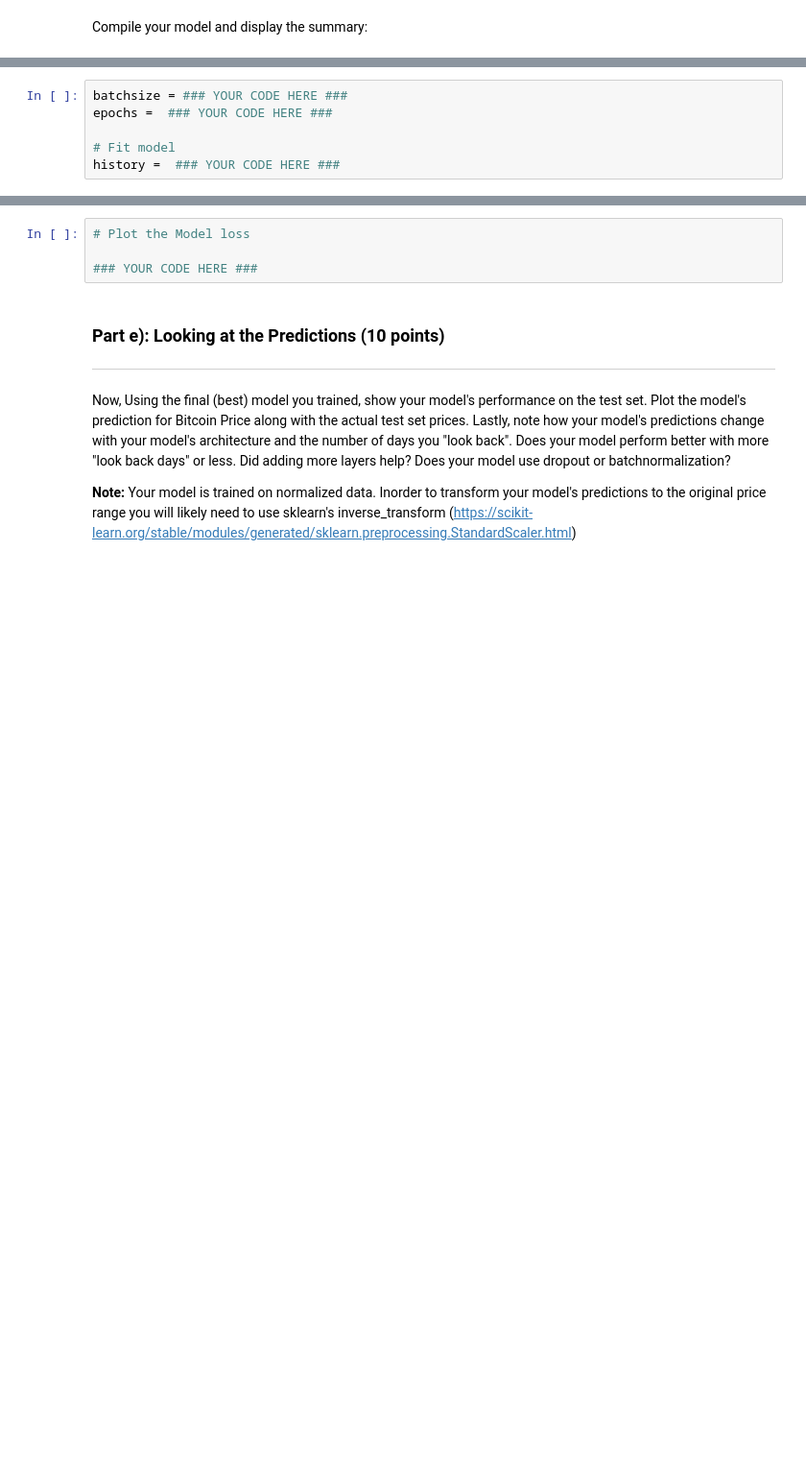
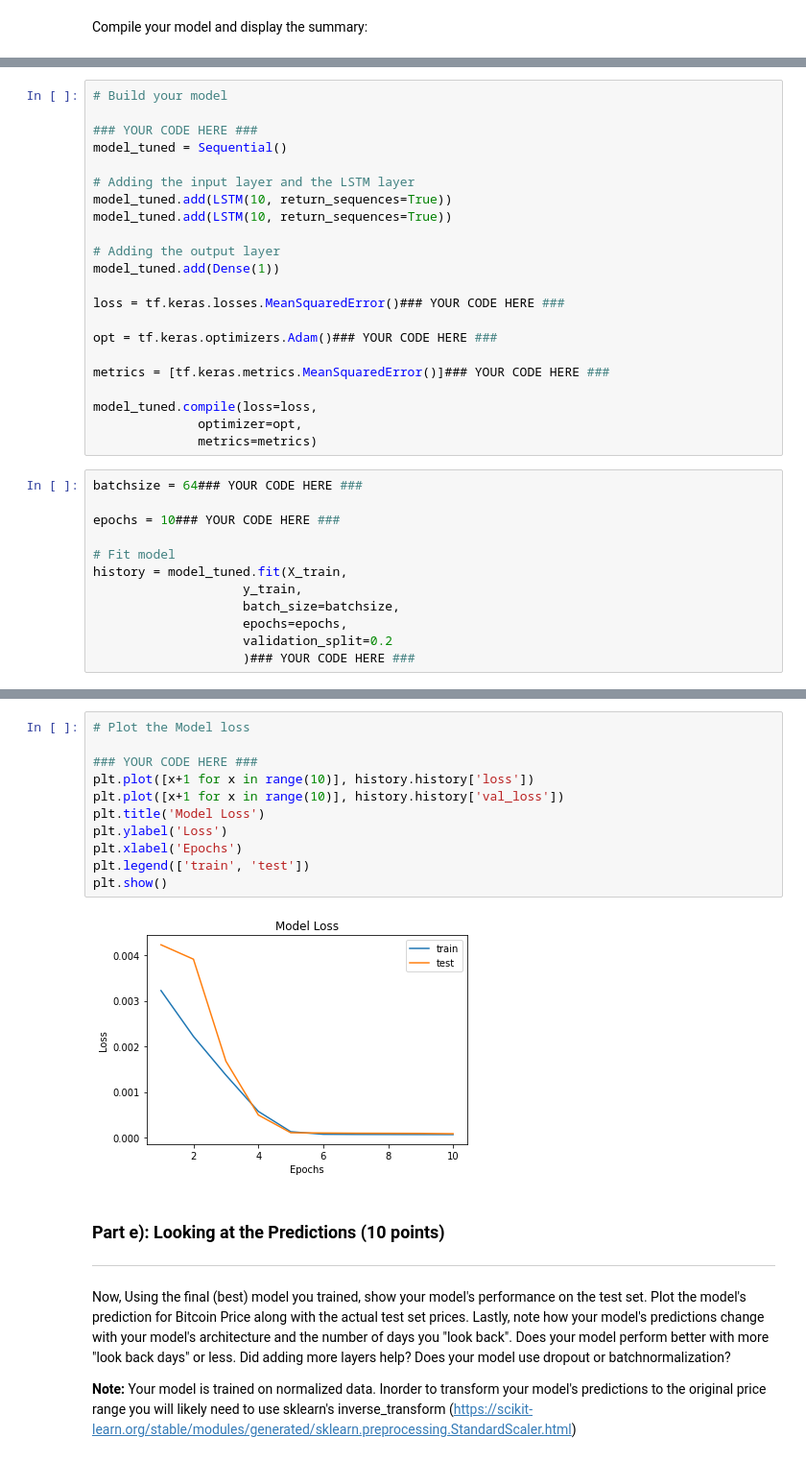
Before and after one commit to KevinW824/CSE-144-Applied-Machine-Learning, a Jupyter notebook: Summer_21_Assignment_5.ipynb, the cells around one changed output, grey strips where cells are left out. Shown: that part at 96% size. Drawn from its saved outputs; the diff is of its cells as text; blank space fills up the shorter version.

```diff
--- a/Summer_21_Assignment_5.ipynb
+++ b/Summer_21_Assignment_5.ipynb
@@ -269,6 +258,34 @@ metrics = ### YOUR CODE HERE ###
+# %%
+# Build your model
+
+### YOUR CODE HERE ###
+model_tuned = Sequential()
+
+# Adding the input layer and the LSTM layer
+model_tuned.add(LSTM(10, return_sequences=True))
+model_tuned.add(LSTM(10, return_sequences=True))
+
+# Adding the output layer
+model_tuned.add(Dense(1))
+
+loss = tf.keras.losses.MeanSquaredError()### YOUR CODE HERE ###
+
+opt = tf.keras.optimizers.Adam()### YOUR CODE HERE ###
+
+metrics = [tf.keras.metrics.MeanSquaredError()]### YOUR CODE HERE ###
+
+model_tuned.compile(loss=loss,
+              optimizer=opt,
+              metrics=metrics)
 # %%
-batchsize = ### YOUR CODE HERE ###
-epochs =  ### YOUR CODE HERE ###
+batchsize = 64### YOUR CODE HERE ###
+
+epochs = 10### YOUR CODE HERE ###
 
 # Fit model
-history =  ### YOUR CODE HERE ###
+history = model_tuned.fit(X_train,
+                    y_train,
+                    batch_size=batchsize,
+                    epochs=epochs,
+                    validation_split=0.2
+                    )### YOUR CODE HERE ###
@@ -275,7 +313,16 @@ history =  ### YOUR CODE HERE ###
-# %%
-# Plot the Model loss
-
-### YOUR CODE HERE ###
+# %%
+# Plot the Model loss
+
+### YOUR CODE HERE ###
+plt.plot([x+1 for x in range(10)], history.history['loss'])
+plt.plot([x+1 for x in range(10)], history.history['val_loss'])
+plt.title('Model Loss')
+plt.ylabel('Loss')
+plt.xlabel('Epochs')
+plt.legend(['train', 'test'])
+plt.show()
+# %% [output]
+[figure, added]
 # %% [markdown]
 ### Part e): Looking at the Predictions (10 points)
 ---
```
Also changed, not shown: parts of 10 cells of this notebook.
